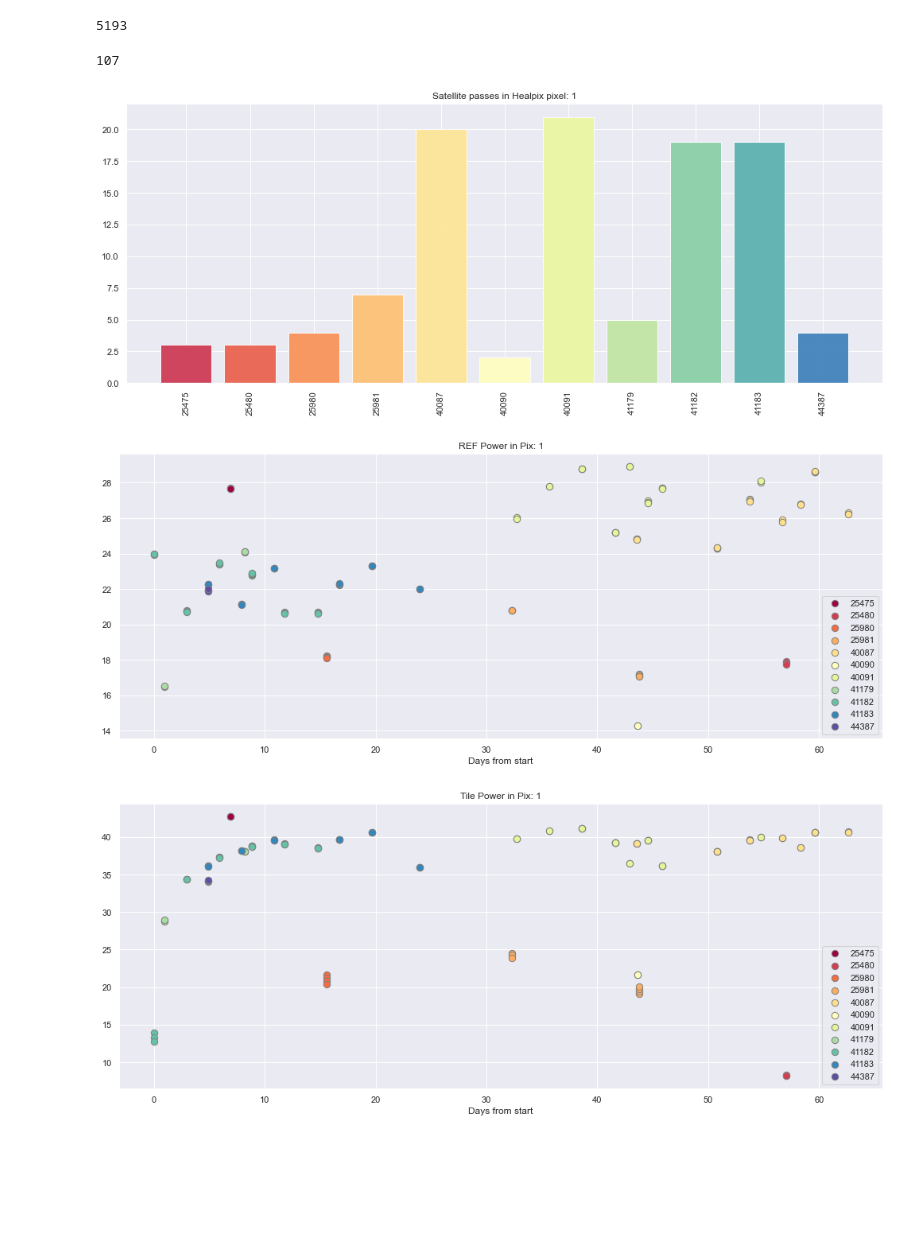
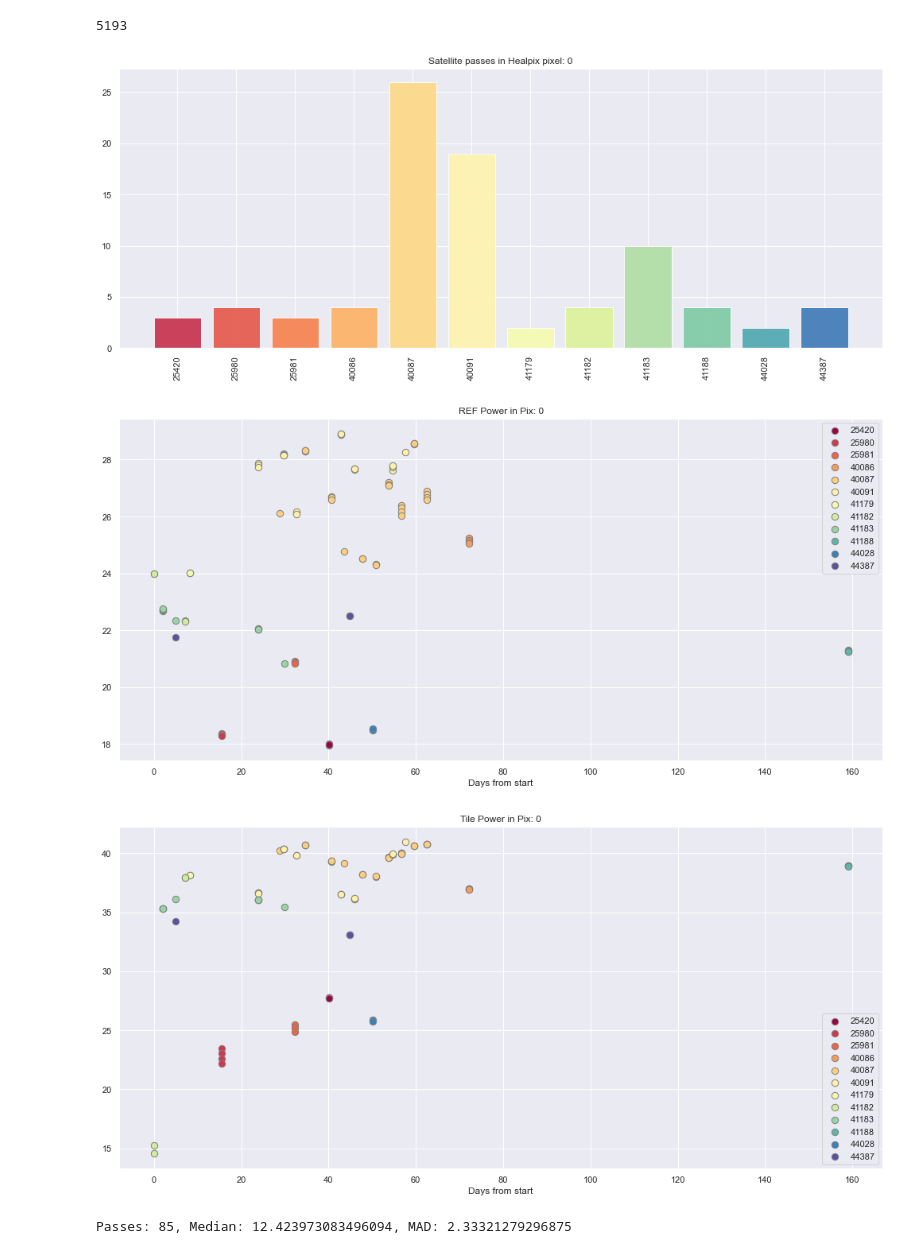
Before and after one commit to amanchokshi/EMBERS, a Jupyter notebook: code/tile_maps/outlier_tests/outlier_tests_II.ipynb, the cells around one changed output. Cells and saved outputs as stored; diff of their text form; code cells hidden in the pictures; blank space fills up the shorter version.

```diff
--- a/code/tile_maps/outlier_tests/outlier_tests_II.ipynb
+++ b/code/tile_maps/outlier_tests/outlier_tests_II.ipynb
@@ -2,7 +2,7 @@
 import numpy as np
 %matplotlib inline
 import matplotlib.pyplot as plt
-plt.rcParams['figure.figsize'] = [14,6]
+plt.rcParams['figure.figsize'] = [14,7]
 import matplotlib.pylab as pl
 import seaborn as sns
 sns.set()
@@ -39,8 +103,6 @@ def plt_pix_data(ref, tile, heal, pix):
     heal_data = heal[pix]
     pix_sat_data = sat_map[pix]
     pix_time_data = times[pix]
-
-    print(len(tile_data))
 
     f, axes = plt.subplots(1, 1, figsize=(14, 6), sharex=True)
     norad_ids, counts = np.unique(pix_sat_data, return_counts=True)
@@ -96,11 +158,17 @@ def plt_pix_data(ref, tile, heal, pix):
     plt.tight_layout()
     plt.show()
     plt.close()
+
+    for k in range(n):
+        sns.distplot(heal_sat_data[norad_ids[k]], bins=20, color='seagreen').set_title(f'Sat_ID: {norad_ids[k]} Counts: {len(heal_sat_data[norad_ids[k]])}')
+        plt.tight_layout()
+        plt.show()
+        plt.close()
 # %%
-plt_pix_data(ref_map, tile_map, heal_map, 1)
+plt_pix_data(ref_map, tile_map, heal_map, 0)
 # pix 134 has worst MAD
 # %% [output]
-107
-[figure, old version]
+[figure, new version]
-[figure, old version]
+[figure, new version]
-[figure, old version]
+[figure, new version]
+Passes: 85, Median: 12.423973083496094, MAD: 2.33321279296875
```
Also changed, not shown: parts of 5 cells of this notebook.
